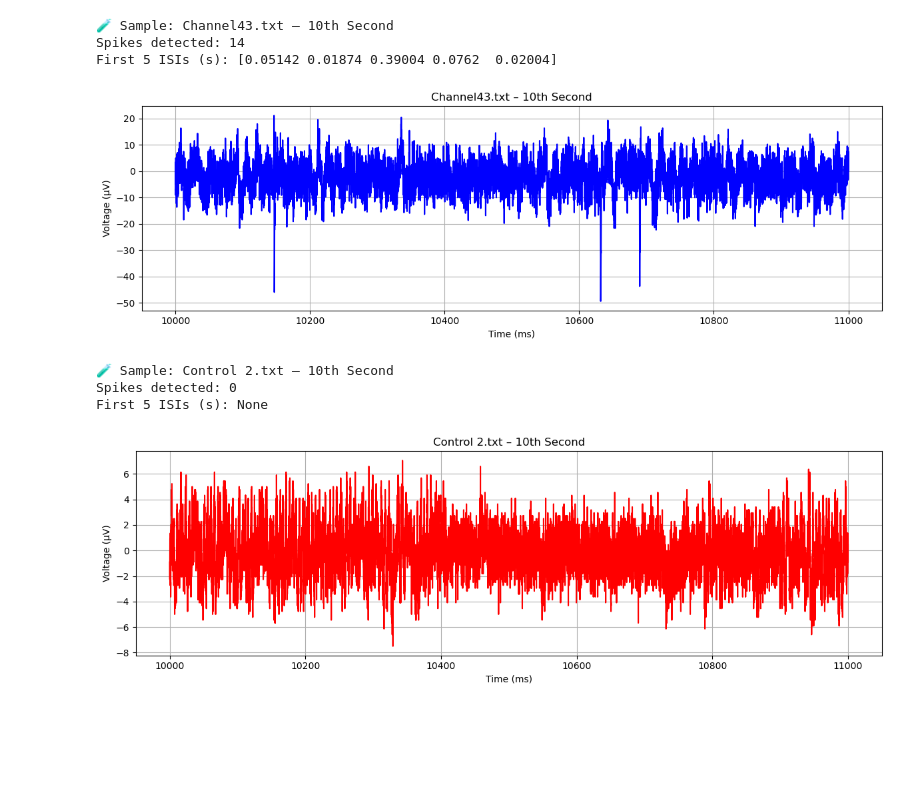
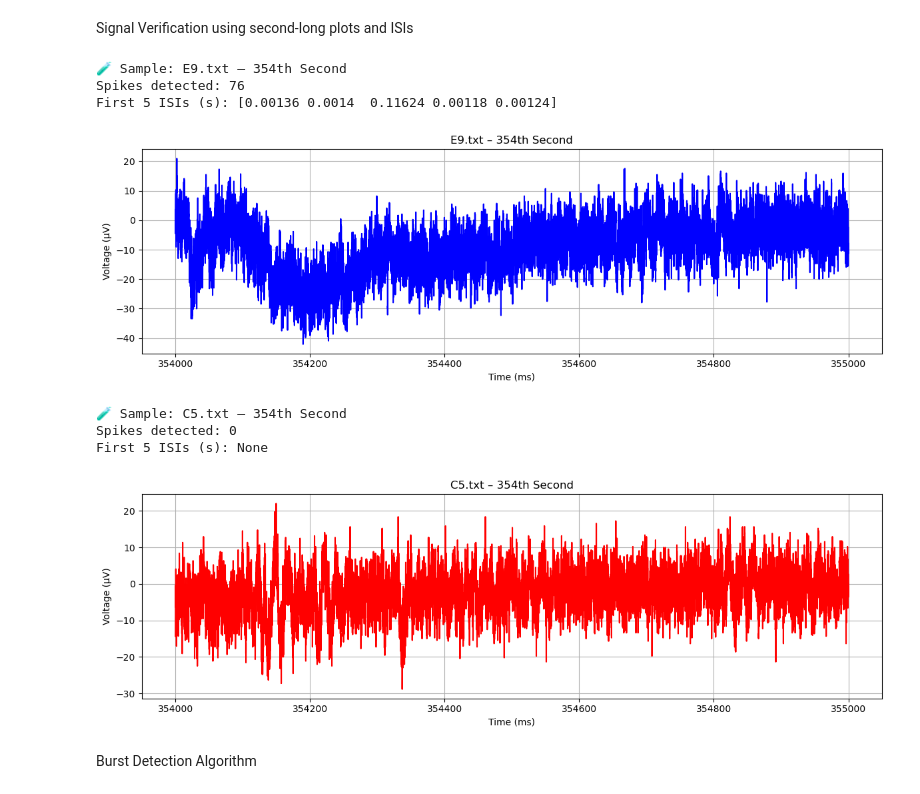
Before and after one commit to AboudiMik/Final-Year-Project, a Jupyter notebook: FinalDraft.ipynb, the cells around one changed output. Cells and saved outputs as stored; diff of their text form; code cells hidden in the pictures; blank space fills up the shorter version.

```diff
--- a/FinalDraft.ipynb
+++ b/FinalDraft.ipynb
@@ -28,0 +58,8 @@ for file in control_files:
+# %%
+#Global Contstants
+SPIKE_THRESHOLD = -30  # in microvolts
+REFRACTORY_MS = 1             # ms
+
+BURST_START_SPIKES = 4        # ≥ 4 spikes
+BURST_START_WINDOW_MS = 50    # initial burst window in ms
+BURST_CONTINUE_GAP_MS = 25    # burst continues unless gap ≥ 25 ms
@@ -54,23 +98,26 @@ plot_full_signal("Control 2.txt", group_dict=control_signals)
 # %%
-def detect_spikes(signal, threshold=-20, fs=50000, min_interval_ms=1):
-    min_interval_samples = int(min_interval_ms / 1000 * fs)
-    raw_indices = np.where(signal < threshold)[0]
-    filtered = []
-    last_spike = -min_interval_samples
-    for idx in raw_indices:
-        if idx - last_spike >= min_interval_samples:
-            filtered.append(idx)
-            last_spike = idx
-    return np.array(filtered)
+def detect_spikes(signal, fs=50000):
+    refractory_samples = int(0.001 * fs)
+    spike_indices = []
+    last_spike = -refractory_samples
+
+    for i in range(len(signal)):
+        if signal[i] < SPIKE_THRESHOLD and (i - last_spike) >= refractory_samples:
+            spike_indices.append(i)
+            last_spike = i
+
+    return np.array(spike_indices)
+# %% [markdown]
+Signal Verification using second-long plots and ISIs
 # %%
-def verify_sample(sample_name, group_dict, fs=50000, threshold=-20, second=10):
+def verify_sample(sample_name, group_dict, fs=50000, second=354):
     signal = group_dict[sample_name]
     start = second * fs
     end = (second + 1) * fs
     segment = signal[start:end]
     time_ms = np.arange(start, end) / fs * 1000
 
-    spikes = detect_spikes(segment, threshold, fs)
+    spikes = detect_spikes(segment, fs)
     spike_times = spikes / fs
     isi = np.diff(spike_times)
 
@@ -92,14 +139,16 @@ def verify_sample(sample_name, group_dict, fs=50000, threshold=-20, second=10):
     plt.tight_layout()
     plt.show()
 # %%
-verify_sample("Channel43.txt", group_dict=estrogen_signals)
-verify_sample("Control 2.txt", group_dict=control_signals)
+verify_sample("E9.txt", group_dict=estrogen_signals)
+verify_sample("C5.txt", group_dict=control_signals)
 # %% [output]
-🧪 Sample: Channel43.txt – 10th Second
-Spikes detected: 14
-First 5 ISIs (s): [0.05142 0.01874 0.39004 0.0762  0.02004]
+🧪 Sample: E9.txt – 354th Second
+Spikes detected: 76
+First 5 ISIs (s): [0.00136 0.0014  0.11624 0.00118 0.00124]
-[figure, old version]
+[figure, new version]
-🧪 Sample: Control 2.txt – 10th Second
+🧪 Sample: C5.txt – 354th Second
 Spikes detected: 0
 First 5 ISIs (s): None
-[figure, old version]
+[figure, new version]
+# %% [markdown]
+Burst Detection Algorithm
```
Also changed, not shown: parts of 34 cells of this notebook.
